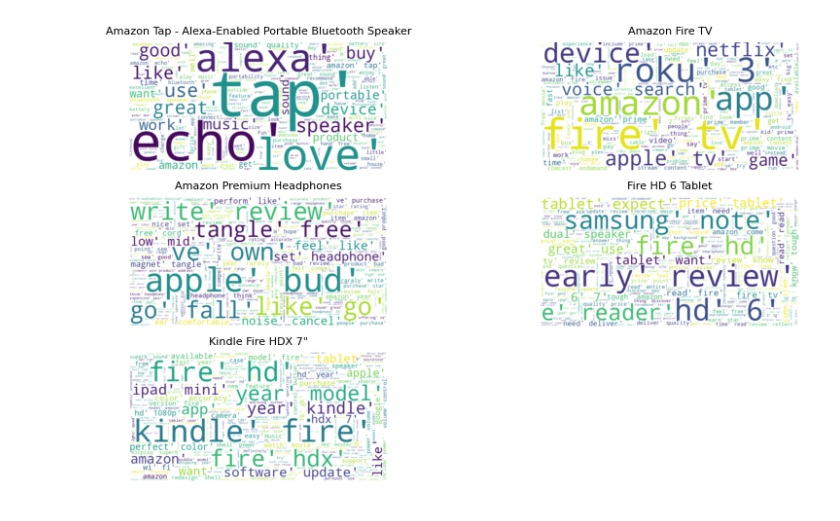
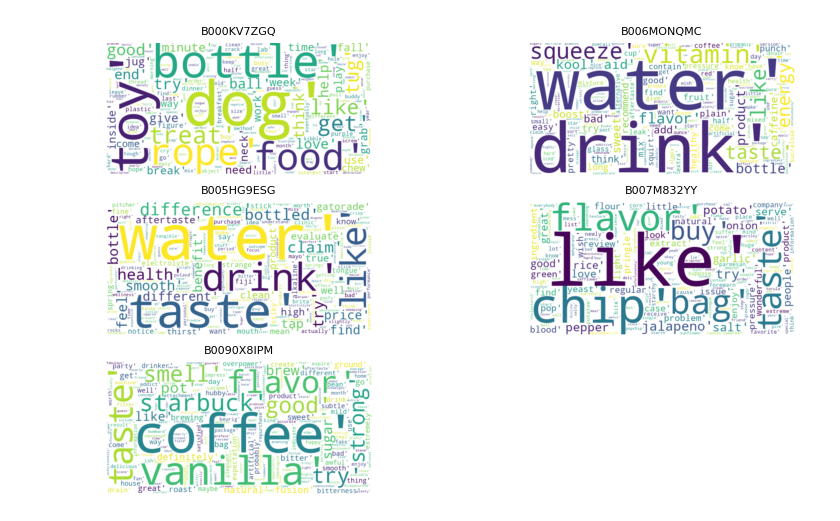
Before and after one commit to KarimS21/-CC219-TP-TF-2024-2, a Jupyter notebook: ApliDataScienceTF.ipynb, the cells around one changed output. Drawn from its saved outputs; the diff is of its cells as text; code cells hidden in the pictures.

```diff
--- a/ApliDataScienceTF.ipynb
+++ b/ApliDataScienceTF.ipynb
@@ -284,8 +218,18 @@ DF_Limpio["Sentimiento"] = DF_Limpio["rating_imputed"].apply(sentimiento)
+# %%
+def sentimiento(rating):
+    if rating >= 4:
+        return "Positivo"
+    elif rating == 3:
+        return "Neutral"
+    else:
+        return "Negativo"
+
+df2["Sentimiento"] = df2["Score"].apply(sentimiento)
 # %%
 from wordcloud import WordCloud
 from wordcloud import STOPWORDS
 # %%
-texto_titulos = " ".join(review for review in DF_Limpio["ReviewTexto_procesado"].astype(str))
+texto_titulos = " ".join(review for review in df2["ReviewTexto_procesado"].astype(str))
 wordcloud = WordCloud(width=800, height=400, background_color='white').generate(texto_titulos)
 
 
@@ -298,10 +241,0 @@ plt.show()
-# %%
-texto_review=" ".join(DF_Limpio["ReviewTexto_procesado"].iloc[3])
-
-wordcloud = WordCloud(width=800, height=400, background_color='white').generate(texto_review)
-
-
-plt.figure(figsize=(10, 5))
-plt.imshow(wordcloud, interpolation='bilinear')
-plt.axis('off')
-plt.show()
@@ -310,4 +242,4 @@ plt.show()
 # %%
-top =DF_Limpio["name"].value_counts(normalize=1)*100
+top =df2["ProductId"].value_counts(normalize=1)*100
 top
 # %% [output]
@@ -336,13 +263,13 @@ Index(['Amazon Tap - Alexa-Enabled Portable Bluetooth Speaker',
 # %%
 plt.figure(figsize=(10,10))
 for i,producto in enumerate(top.keys()[:5]):
     plt.subplot(5,2,i+1)
-    texto_titulos = " ".join(review for review in DF_Limpio[DF_Limpio["name"]==producto]["ReviewTexto_procesado"].astype(str))
+    texto_titulos = " ".join(review for review in df2[df2["ProductId"]==producto]["ReviewTexto_procesado"].astype(str))
     wordcloud = WordCloud(width=800, height=400, background_color='white').generate(texto_titulos)
 
     plt.imshow(wordcloud, interpolation='bilinear')
     plt.title(producto,fontsize =8)
     plt.axis('off')
     #plt.show()
 # %% [output]
-[figure, old version]
+[figure, new version]
```
Also changed, not shown: parts of 77 cells of this notebook, 3 other files.
